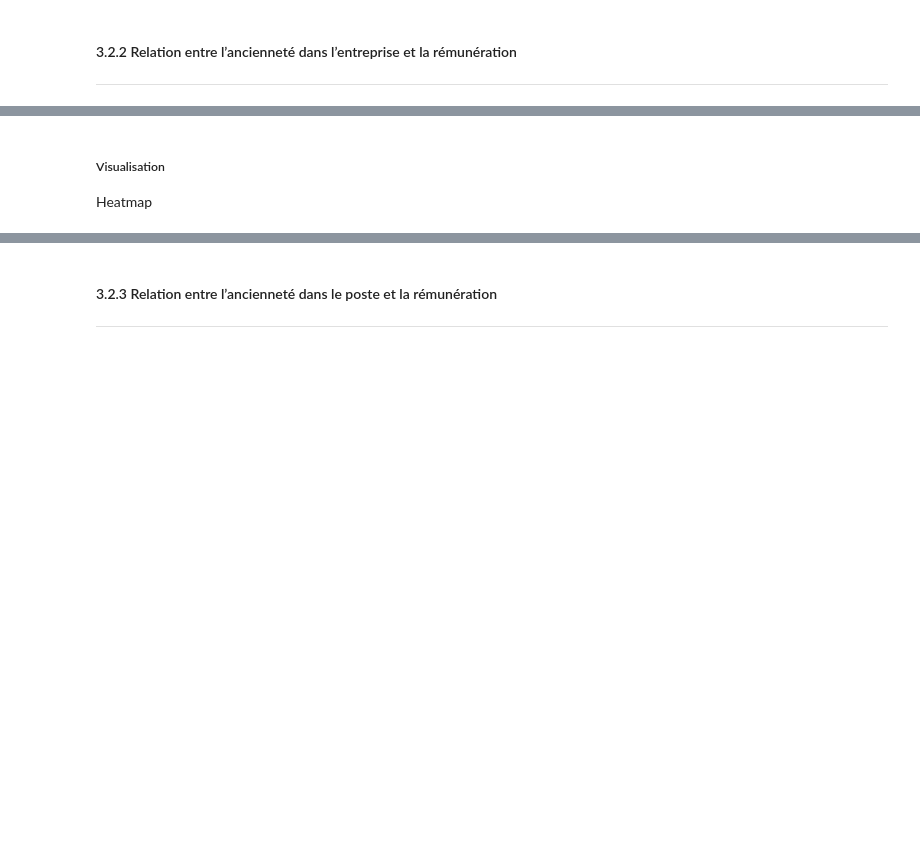
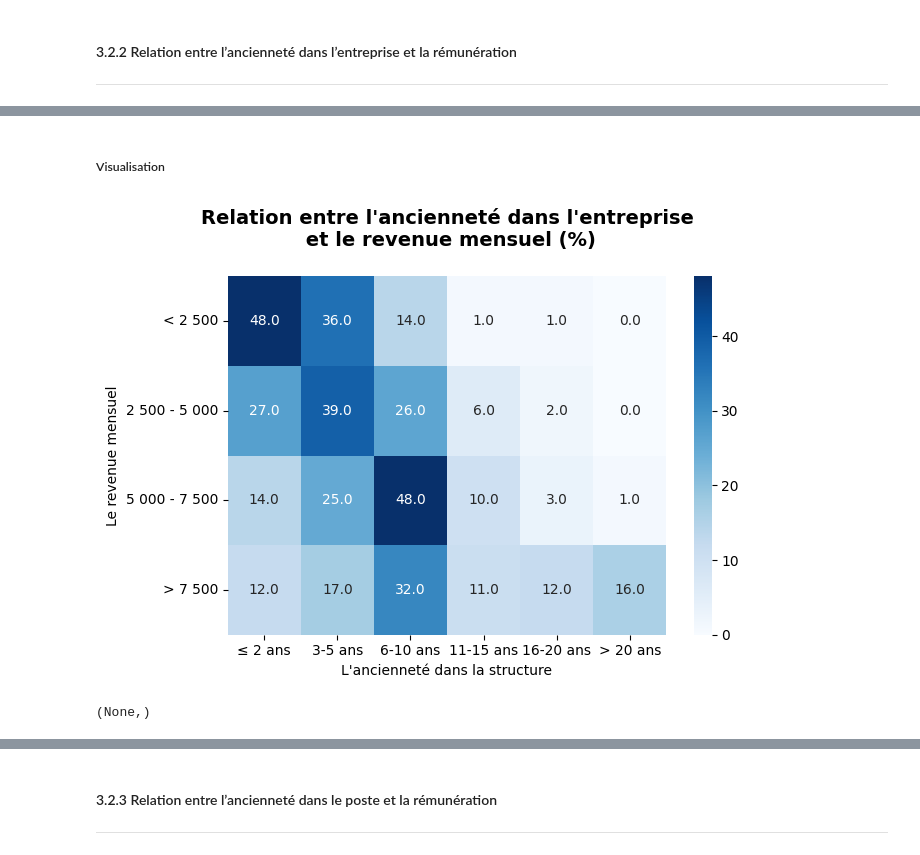
Before and after one commit to Kemuri15/employee-attrition-analysis, a Jupyter notebook: notebooks/04_axes_condition_travail.ipynb, the cells around one changed output, grey strips where cells are left out. Cells and saved outputs as stored; diff of their text form; code cells hidden in the pictures; blank space fills up the shorter version.

```diff
--- a/notebooks/04_axes_condition_travail.ipynb
+++ b/notebooks/04_axes_condition_travail.ipynb
@@ -1491,0 +1533,7 @@ Heatmap ou bar stacked
+# %%
+yearsAtCompany_MonthlyIncome = df_conditions_travail[["Tranche_Salaire", "Tranche_Anciennete"]]
+yearsAtCompany_MonthlyIncome
+
+# Pivot table : ligne = revenue mensuel , colonne = ancienneté , valeur = pourcentage
+pivot_yearsAtCompany_MonthlyIncome = pivot_percent(yearsAtCompany_MonthlyIncome,"Tranche_Salaire", "Tranche_Anciennete")
+pivot_yearsAtCompany_MonthlyIncome
@@ -1492,5 +1547,18 @@ Heatmap ou bar stacked
 # %% [markdown]
 ##### Visualisation
-
-Heatmap
+# %%
+plt.figure(figsize=(7,5))
+
+sns.heatmap(pivot_yearsAtCompany_MonthlyIncome, cmap="Blues", fmt=".1F", annot=True, cbar=True)
+plt.gca().yaxis_inverted()
+plt.title("Relation entre l'ancienneté dans l'entreprise\n et le revenue mensuel (%)\n",fontsize=14, fontweight="bold" )
+plt.xlabel("L'ancienneté dans la structure")
+plt.ylabel("Le revenue mensuel")
+plt.xticks(rotation= 0)
+plt.yticks(rotation= 0)
+plt.tight_layout()
+plt.show(),
+# %% [output]
+[figure, added]
+(None,)
 # %% [markdown]
```
Also changed, not shown: parts of 16 cells of this notebook, 1 other file.
